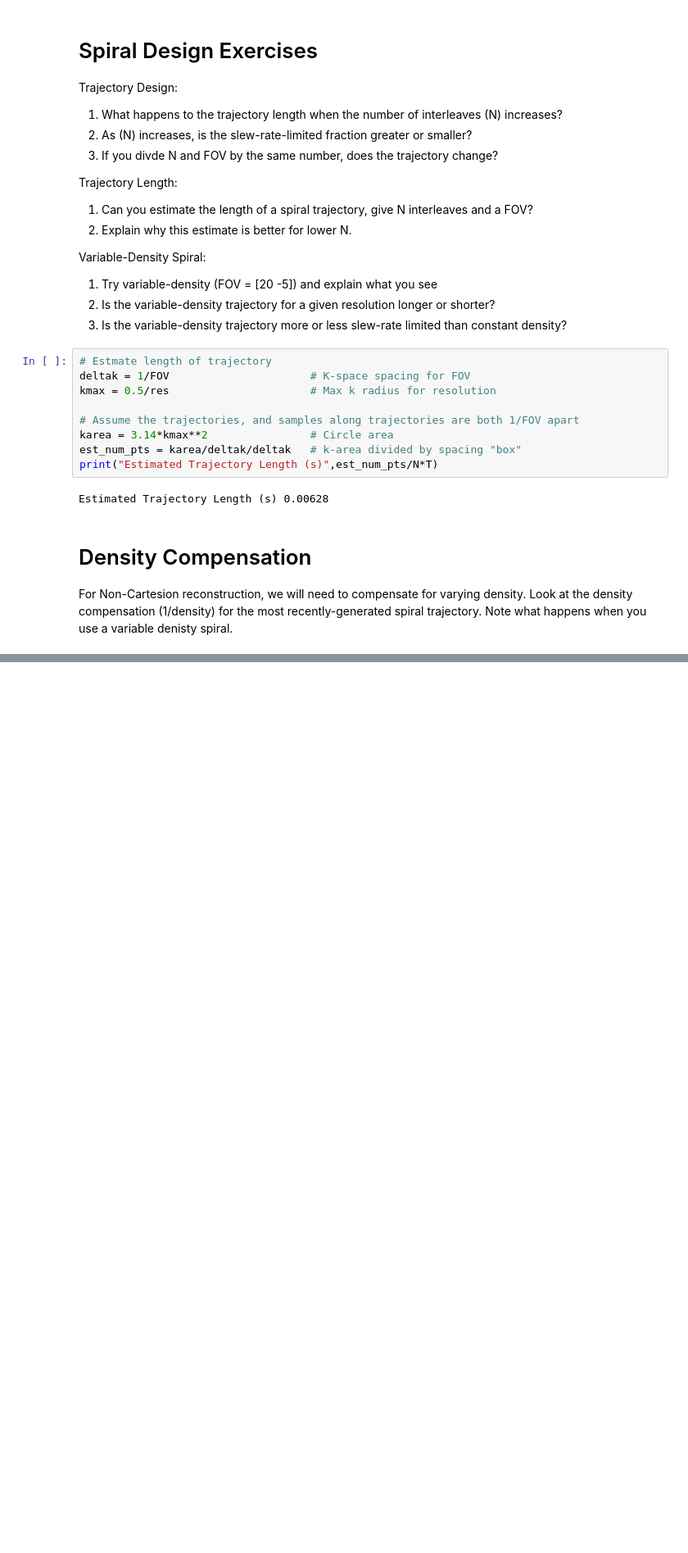
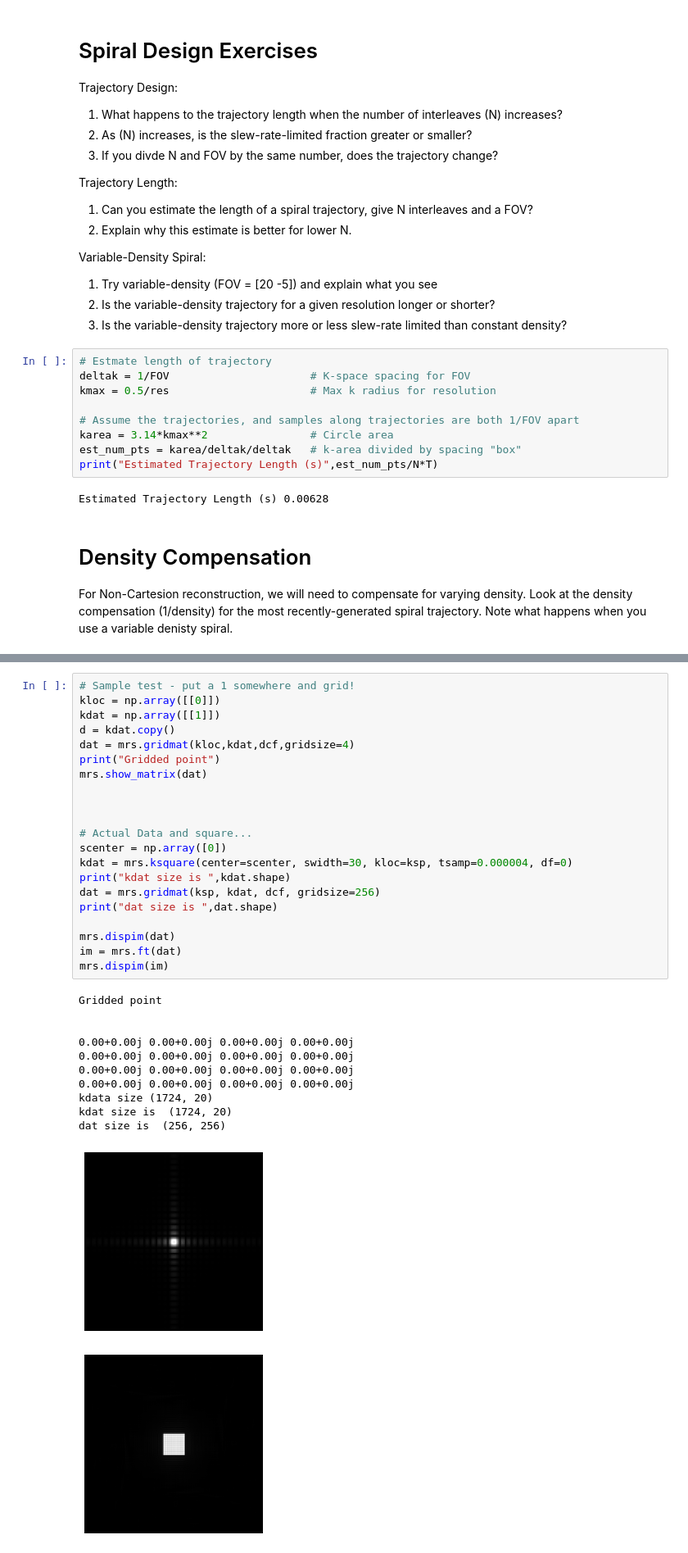
Before and after one commit to mribri999/MRSignalsSeqs, a Jupyter notebook: Python/Rad 229 - Class 15 Lecs11.ipynb, the cells around one changed output, grey strips where cells are left out. Shown at 82% size. Drawn from its saved outputs; the diff is of its cells as text; blank space fills up the shorter version.

```diff
--- a/Python/Rad 229 - Class 15 Lecs11.ipynb
+++ b/Python/Rad 229 - Class 15 Lecs11.ipynb
@@ -109,0 +136,34 @@ Shape of dcf (1116,)
+# %%
+# Sample test - put a 1 somewhere and grid!
+kloc = np.array([[0]])
+kdat = np.array([[1]])
+d = kdat.copy()
+dat = mrs.gridmat(kloc,kdat,dcf,gridsize=4)
+print("Gridded point")
+mrs.show_matrix(dat)
+
+
+
+# Actual Data and square...
+scenter = np.array([0])
+kdat = mrs.ksquare(center=scenter, swidth=30, kloc=ksp, tsamp=0.000004, df=0)
+print("kdat size is ",kdat.shape)
+dat = mrs.gridmat(ksp, kdat, dcf, gridsize=256)
+print("dat size is ",dat.shape)
+
+mrs.dispim(dat)
+im = mrs.ft(dat)
+mrs.dispim(im)
+# %% [output]
+Gridded point
+
+
+0.00+0.00j 0.00+0.00j 0.00+0.00j 0.00+0.00j
+0.00+0.00j 0.00+0.00j 0.00+0.00j 0.00+0.00j
+0.00+0.00j 0.00+0.00j 0.00+0.00j 0.00+0.00j
+0.00+0.00j 0.00+0.00j 0.00+0.00j 0.00+0.00j
+kdata size (1724, 20)
+kdat size is  (1724, 20)
+dat size is  (256, 256)
+[figure, added]
+[figure, added]
```
Also changed, not shown: parts of 6 cells of this notebook, 1 other file.
